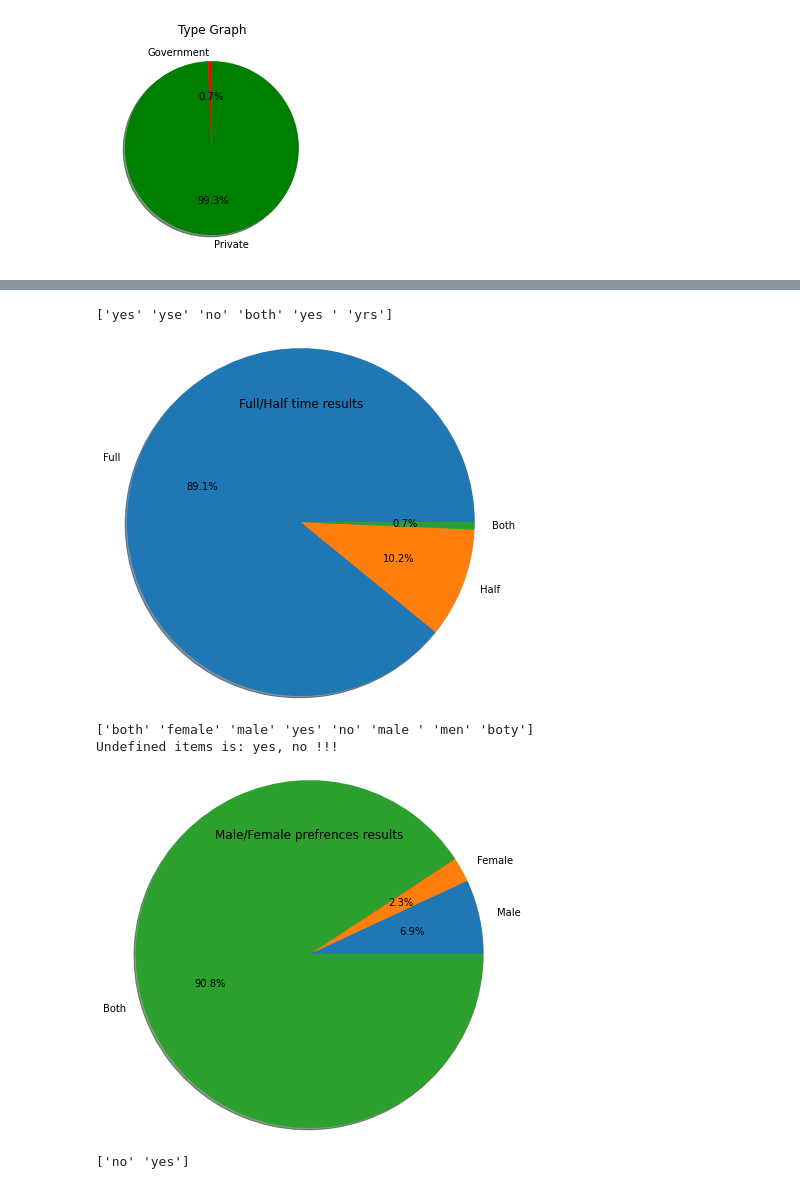
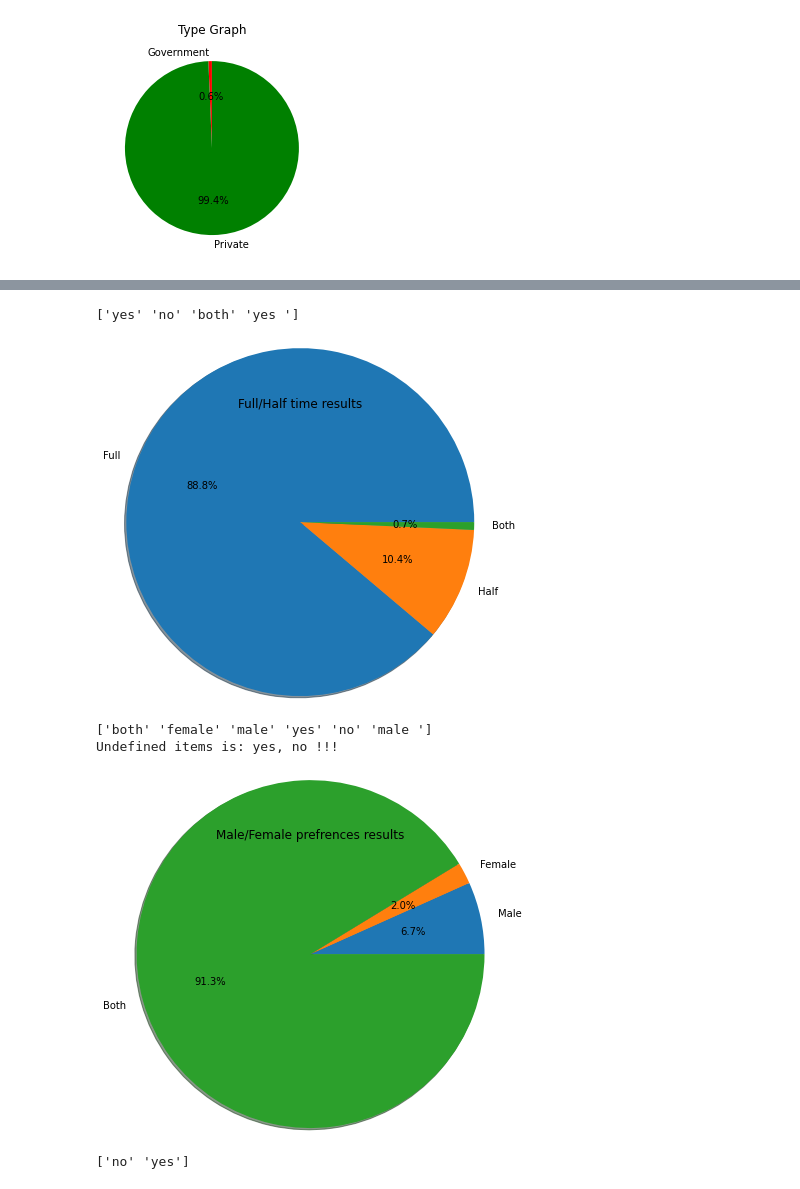
Before and after one commit to AmirCM/FIT_Final_Project, a Jupyter notebook: FIT.ipynb, the cells around one changed output, grey strips where cells are left out. Drawn from its saved outputs; the diff is of its cells as text; code cells hidden in the pictures.

```diff
--- a/FIT.ipynb
+++ b/FIT.ipynb
@@ -1,11 +1,12 @@
 # %%
+import numpy as np
 import pandas as pd
 def count_result(ser: pd.Series):
     return ser.unique(), ser.value_counts()
 
 df = pd.read_excel('datasets/dataset.xlsx', engine='openpyxl')
 df = df.loc[:, :'kyw']
-df.rename(columns={'g': 'name', 'a Type': 'type', 'a Time': 'date'
-    , 'j Tiltle': 'job title','rmtWrk': 'remote','kyw': 'key words' }, inplace=True)
+df.rename(columns={'g': 'name', 'a type': 'type', 'a time': 'date'
+    , 'j title': 'job title','rmtwrk': 'remote','kyw': 'key words' }, inplace=True)
 df.head()
 # %% [output]
@@ -137,8 +74,8 @@ plt.show()
 # %%
-u, statistical = count_result(df['fTime'].dropna())
+u, statistical = count_result(df['ftime'].dropna())
 print(u)
 no_ = statistical['no']
-yes_ = statistical['yes'] + statistical['yse'] + statistical['yes '] + statistical['yrs']
+yes_ = statistical['yes'] + statistical['yes ']
 both_ = statistical['both']
 plt.pie([yes_, no_, both_],
         labels=['Full', 'Half', 'Both'],
@@ -147,25 +84,25 @@ plt.pie([yes_, no_, both_],
 plt.title('Full/Half time results')
 plt.show()
 # %% [output]
-['yes' 'yse' 'no' 'both' 'yes ' 'yrs']
+['yes' 'no' 'both' 'yes ']
-[figure, old version]
+[figure, new version]
 # %%
 u, statistical = count_result(df['gender'].dropna())
 print(u)
 print('Undefined items is: yes, no !!!')
-male_ = statistical['male'] + statistical['male '] + statistical['men']
+male_ = statistical['male'] + statistical['male ']
 female_ = statistical['female']
-both_ = statistical['both'] + statistical['boty']
+both_ = statistical['both']
 plt.pie([male_, female_, both_],
         labels=['Male', 'Female', 'Both'],
         shadow= True,
         autopct='%1.1f%%',radius = 2)
 plt.title('Male/Female prefrences results')
 plt.show()
 # %% [output]
-['both' 'female' 'male' 'yes' 'no' 'male ' 'men' 'boty']
+['both' 'female' 'male' 'yes' 'no' 'male ']
 Undefined items is: yes, no !!!
-[figure, old version]
+[figure, new version]
 # %%
 u, statistical = count_result(df['prj'].dropna())
 print(u)
```
Also changed, not shown: parts of 9 cells of this notebook, 2 other files.
